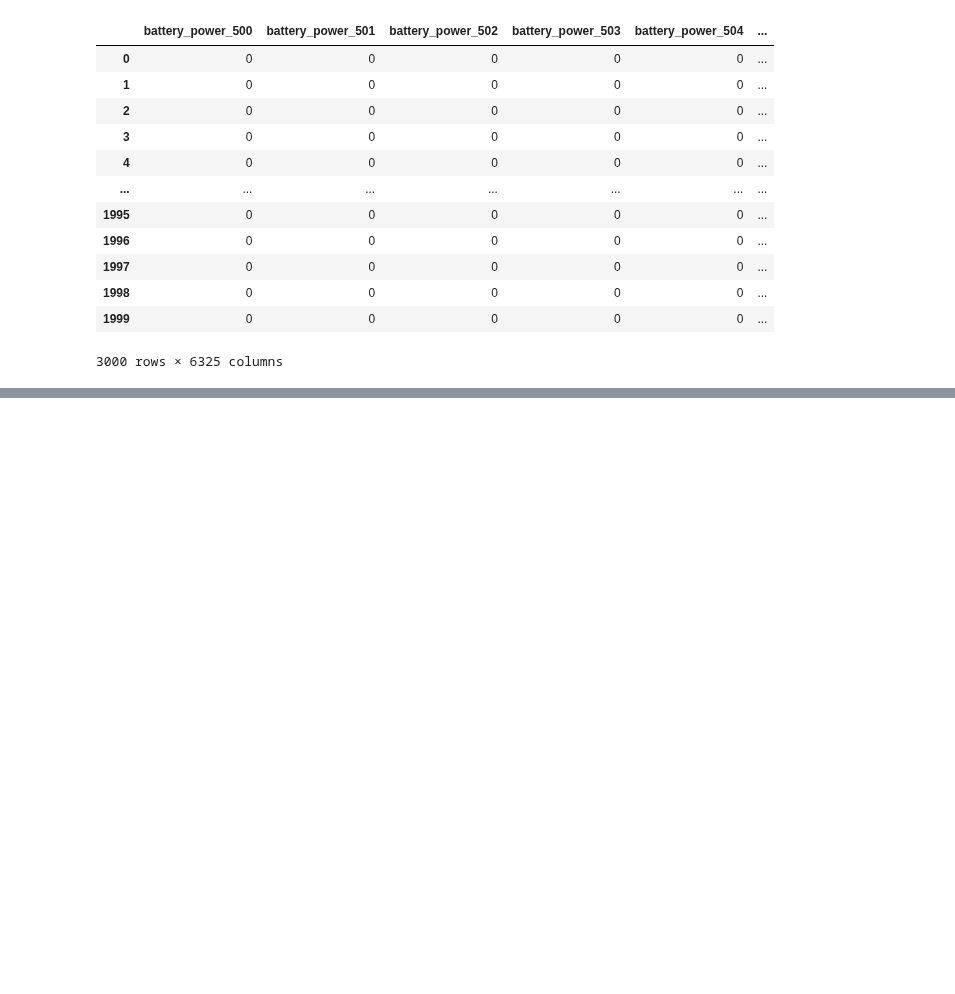
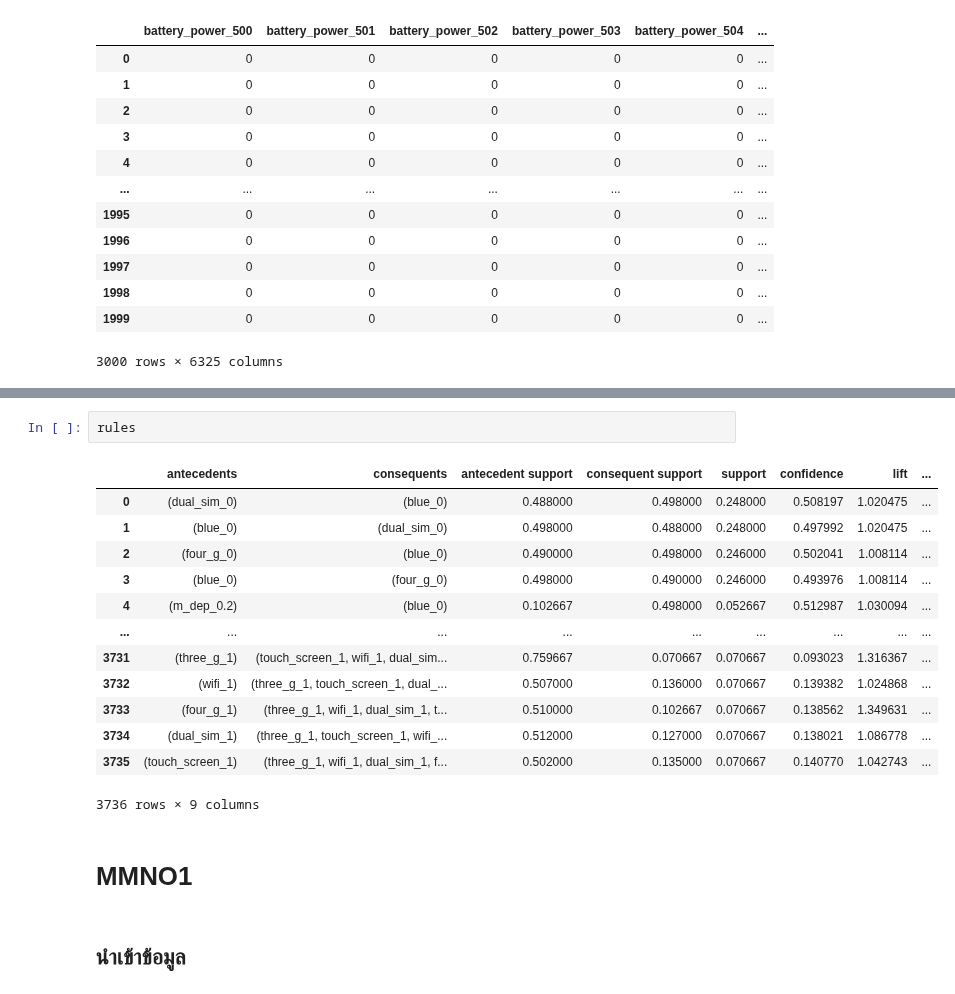
Before and after one commit to sucheerarighthere/bsc_dpdm22, a Jupyter notebook: Project.ipynb, the cells around one changed output, grey strips where cells are left out. Drawn from its saved outputs; the diff is of its cells as text; blank space fills up the shorter version.

```diff
--- a/Project.ipynb
+++ b/Project.ipynb
@@ -449,0 +553,20 @@ rules
+# %%
+rules
+# %% [output]
+|  | antecedents | consequents | antecedent support | consequent support | support | confidence | lift | ... |
+| 0 | (dual_sim_0) | (blue_0) | 0.488000 | 0.498000 | 0.248000 | 0.508197 | 1.020475 | ... |
+| 1 | (blue_0) | (dual_sim_0) | 0.498000 | 0.488000 | 0.248000 | 0.497992 | 1.020475 | ... |
+| 2 | (four_g_0) | (blue_0) | 0.490000 | 0.498000 | 0.246000 | 0.502041 | 1.008114 | ... |
+| 3 | (blue_0) | (four_g_0) | 0.498000 | 0.490000 | 0.246000 | 0.493976 | 1.008114 | ... |
+| 4 | (m_dep_0.2) | (blue_0) | 0.102667 | 0.498000 | 0.052667 | 0.512987 | 1.030094 | ... |
+| ... | ... | ... | ... | ... | ... | ... | ... | ... |
+| 3731 | (three_g_1) | (touch_screen_1, wifi_1, dual_sim... | 0.759667 | 0.070667 | 0.070667 | 0.093023 | 1.316367 | ... |
+| 3732 | (wifi_1) | (three_g_1, touch_screen_1, dual_... | 0.507000 | 0.136000 | 0.070667 | 0.139382 | 1.024868 | ... |
+| 3733 | (four_g_1) | (three_g_1, wifi_1, dual_sim_1, t... | 0.510000 | 0.102667 | 0.070667 | 0.138562 | 1.349631 | ... |
+| 3734 | (dual_sim_1) | (three_g_1, touch_screen_1, wifi_... | 0.512000 | 0.127000 | 0.070667 | 0.138021 | 1.086778 | ... |
+| 3735 | (touch_screen_1) | (three_g_1, wifi_1, dual_sim_1, f... | 0.502000 | 0.135000 | 0.070667 | 0.140770 | 1.042743 | ... |
+3736 rows × 9 columns
+# %% [markdown]
+# MMNO1
+# %% [markdown]
+## นำเข้าข้อมูล
```
Also changed, not shown: parts of 57 cells of this notebook.
